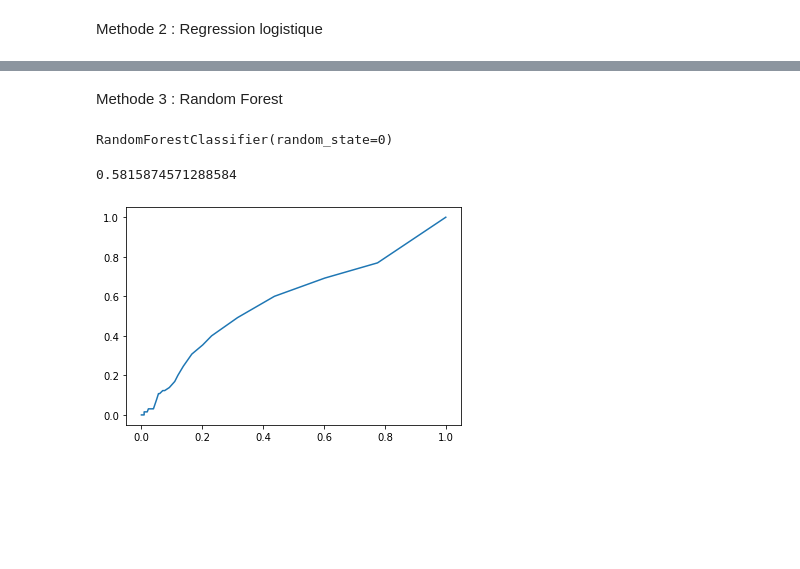
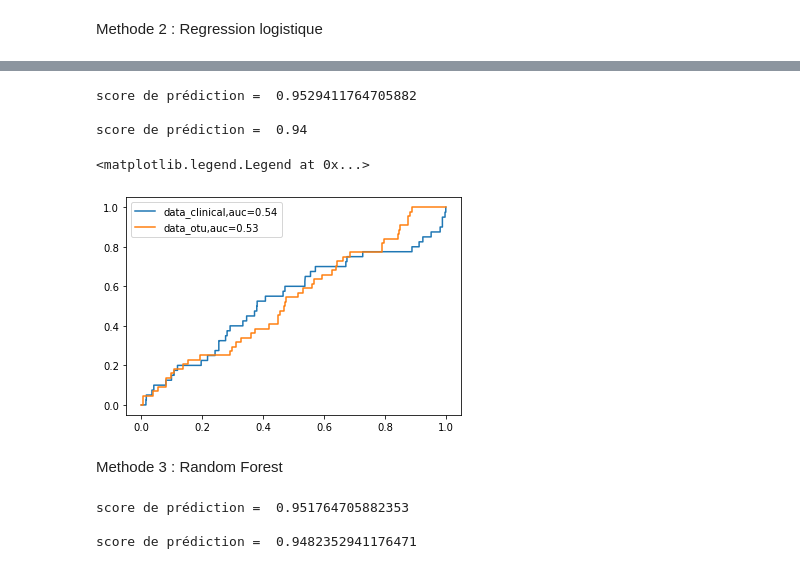
Before and after one commit to HadramiNdoye/Devoir_1_fouille_texte, a Jupyter notebook: Devoir_1.ipynb, the cells around one changed output, grey strips where cells are left out. Cells and saved outputs as stored; diff of their text form; code cells hidden in the pictures; blank space fills up the shorter version.

```diff
--- a/Devoir_1.ipynb
+++ b/Devoir_1.ipynb
@@ -212,16 +224,20 @@ roc_auc_score(y_test,y_pred[:,1])
+# %%
+print("score de prédiction = ",model_2_clinical['score'],"\n")
+print("score de prédiction = ",model_2_otu['score'])
+# %% [output]
+score de prédiction =  0.9529411764705882
+
+score de prédiction =  0.94
+# %%
+fpr_clinical,tpr_clinical,thres_clinical = roc_curve(y_test_clinical, model_2_clinical['vect_pred'])
+auc_clinical = roc_auc_score(y_test_clinical,model_2_clinical['vect_pred'])
+fpr_otu,tpr_otu,thres_otu = roc_curve(y_test_otu, model_2_otu['vect_pred'])
+auc_otu = roc_auc_score(y_test_otu,model_2_otu['vect_pred'])
+plt.plot(fpr_clinical,tpr_clinical,label="data_clinical,auc="+str(np.round(auc_clinical,2)))
+plt.plot(fpr_otu,tpr_otu,label="data_otu,auc="+str(np.round(auc_otu,2)))
+plt.legend()
+# %% [output]
+<matplotlib.legend.Legend at 0x...>
+[figure, added]
 # %% [markdown]
 Methode 3 : Random Forest
-# %%
-from sklearn.ensemble import RandomForestClassifier
-model_3 = RandomForestClassifier(n_estimators=100,random_state=0)
-model_3.fit(X_train,y_train)
-# %% [output]
-RandomForestClassifier(random_state=0)
-# %%
-y_score = model_3.predict_proba(X_test)
-fpr,tpr,thr = roc_curve(y_test,y_score[:,1])
-plt.plot(fpr,tpr)
-roc_auc_score(y_test,y_score[:,1])
-# %% [output]
-0.5815874571288584
-[figure, removed]
@@ -227,0 +249,7 @@ roc_auc_score(y_test,y_score[:,1])
+# %%
+print("score de prédiction = ",model_3_clinical['score'],"\n")
+print("score de prédiction = ",model_3_otu['score'])
+# %% [output]
+score de prédiction =  0.951764705882353
+
+score de prédiction =  0.9482352941176471
```
Also changed, not shown: parts of 32 cells of this notebook.
